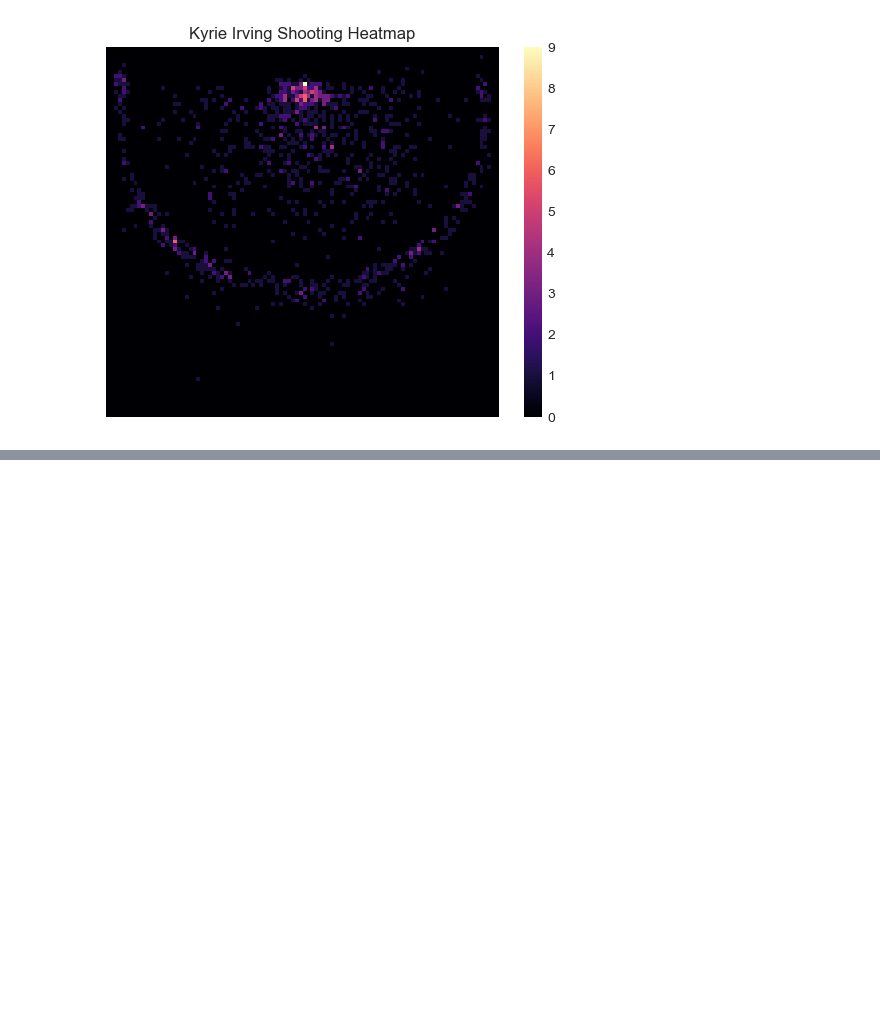
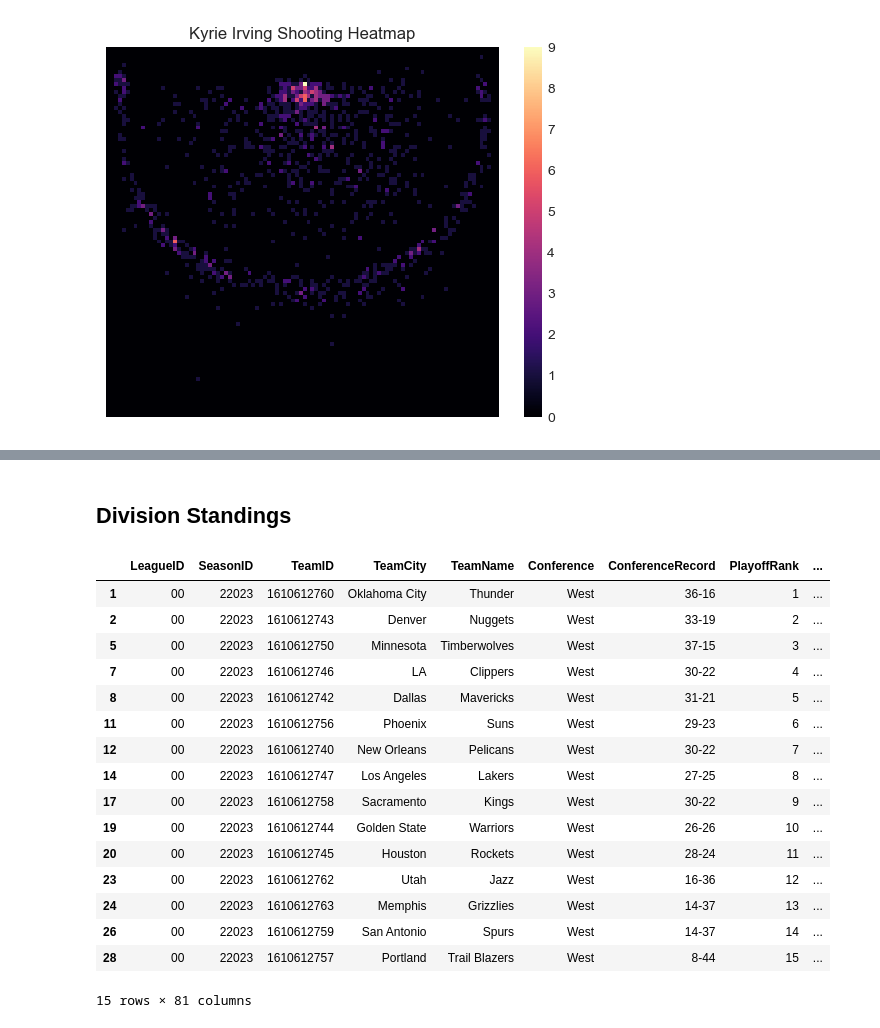
Before and after one commit to diegoalmonds/nba_stats, a Jupyter notebook: function_examples.ipynb, the cells around one changed output, grey strips where cells are left out. Saved outputs shown, nothing was run; the diff lists cells and outputs as text; code cells hidden in the pictures; blank space fills up the shorter version.

```diff
--- a/function_examples.ipynb
+++ b/function_examples.ipynb
@@ -308,0 +343,2 @@ player_shooting_heatmap('Kyrie Irving', '2023-24', mavs_id)
+# %% [markdown]
+## Division Standings
@@ -308,0 +347,27 @@ player_shooting_heatmap('Kyrie Irving', '2023-24', mavs_id)
+# %%
+def get_standings(team, season):
+    league_standings = leaguestandings.LeagueStandings(season=season, season_type="Regular Season").get_data_frames()[0]
+    team_id = get_team_id(team)
+    conference = league_standings.loc[league_standings['TeamID'] == team_id].iloc[0]['Conference']
+    conference_standings = league_standings.loc[league_standings['Conference'] == conference].sort_values(by='PlayoffRank')
+    return conference_standings
+# %%
+get_standings("Dallas Mavericks", season="2023-24")
+# %% [output]
+|  | LeagueID | SeasonID | TeamID | TeamCity | TeamName | Conference | ConferenceRecord | PlayoffRank | ... |
+| 1 | 00 | 22023 | 1610612760 | Oklahoma City | Thunder | West | 36-16 | 1 | ... |
+| 2 | 00 | 22023 | 1610612743 | Denver | Nuggets | West | 33-19 | 2 | ... |
+| 5 | 00 | 22023 | 1610612750 | Minnesota | Timberwolves | West | 37-15 | 3 | ... |
+| 7 | 00 | 22023 | 1610612746 | LA | Clippers | West | 30-22 | 4 | ... |
+| 8 | 00 | 22023 | 1610612742 | Dallas | Mavericks | West | 31-21 | 5 | ... |
+| 11 | 00 | 22023 | 1610612756 | Phoenix | Suns | West | 29-23 | 6 | ... |
+| 12 | 00 | 22023 | 1610612740 | New Orleans | Pelicans | West | 30-22 | 7 | ... |
+| 14 | 00 | 22023 | 1610612747 | Los Angeles | Lakers | West | 27-25 | 8 | ... |
+| 17 | 00 | 22023 | 1610612758 | Sacramento | Kings | West | 30-22 | 9 | ... |
+| 19 | 00 | 22023 | 1610612744 | Golden State | Warriors | West | 26-26 | 10 | ... |
+| 20 | 00 | 22023 | 1610612745 | Houston | Rockets | West | 28-24 | 11 | ... |
+| 23 | 00 | 22023 | 1610612762 | Utah | Jazz | West | 16-36 | 12 | ... |
+| 24 | 00 | 22023 | 1610612763 | Memphis | Grizzlies | West | 14-37 | 13 | ... |
+| 26 | 00 | 22023 | 1610612759 | San Antonio | Spurs | West | 14-37 | 14 | ... |
+| 28 | 00 | 22023 | 1610612757 | Portland | Trail Blazers | West | 8-44 | 15 | ... |
+15 rows × 81 columns
```
Also changed, not shown: parts of 6 cells of this notebook, 4 other files.
